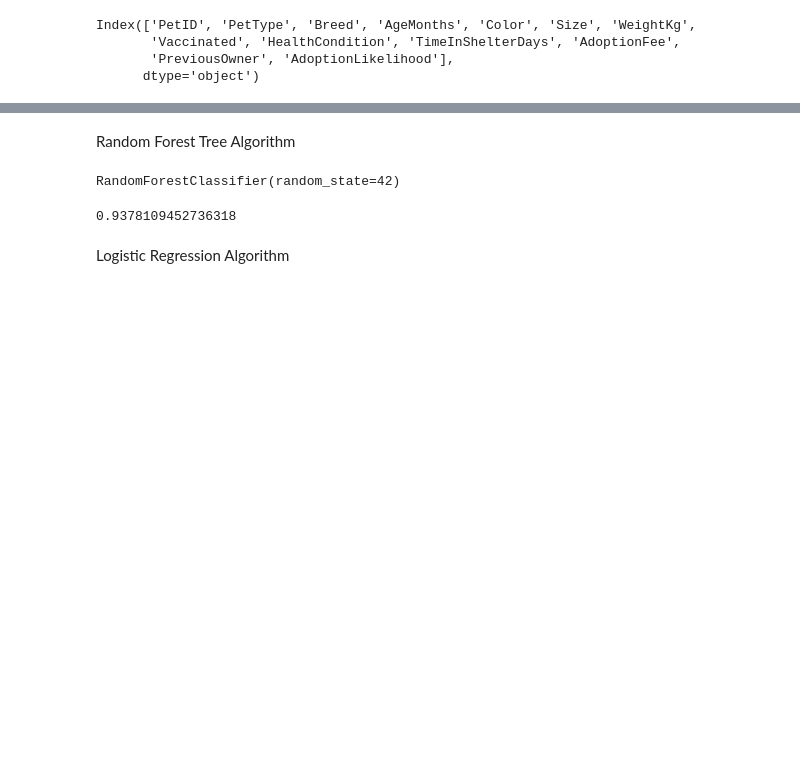
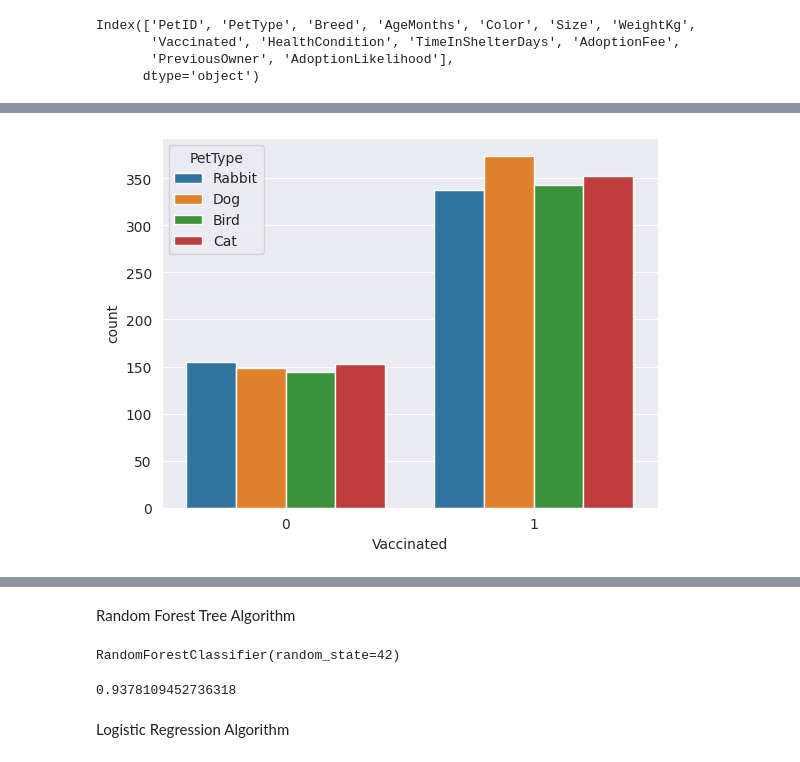
Before and after one commit to luongdo94/Data-Sciences, a Jupyter notebook: Pet_Adoption_Prediction.ipynb, the cells around one changed output, grey strips where cells are left out. Cells and saved outputs as stored; diff of their text form; code cells hidden in the pictures; blank space fills up the shorter version.

```diff
--- a/Pet_Adoption_Prediction.ipynb
+++ b/Pet_Adoption_Prediction.ipynb
@@ -58,0 +66,4 @@ Index(['PetID', 'PetType', 'Breed', 'AgeMonths', 'Color', 'Size', 'WeightKg',
+# %%
+sns.countplot(x='Vaccinated',data=data, hue="PetType");
+# %% [output]
+[figure, added]
```
Also changed, not shown: parts of 6 cells of this notebook.
